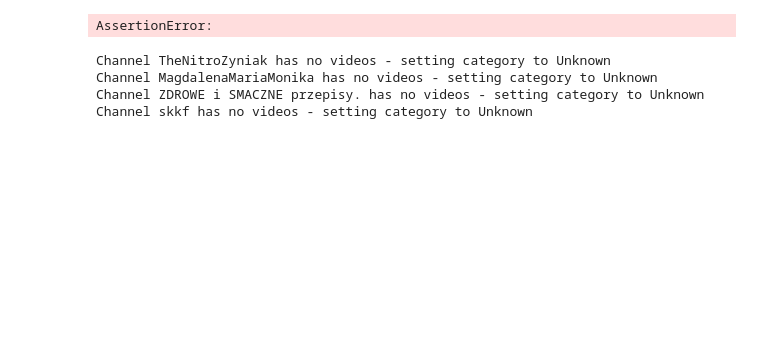
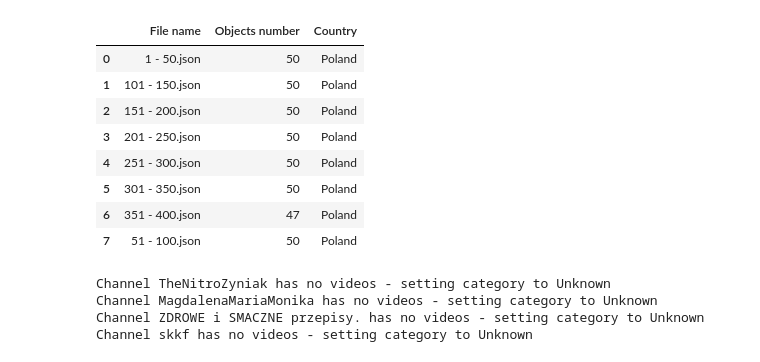
Before and after one commit to xadambednarski/yt-trends, a Jupyter notebook: scripts/playground.ipynb, the cells around one changed output. Cells and saved outputs as stored; diff of their text form; code cells hidden in the pictures; blank space fills up the shorter version.

```diff
--- a/scripts/playground.ipynb
+++ b/scripts/playground.ipynb
@@ -16,36 +9,47 @@ United States: []
-# %%
-pl_all = []
-us_all = []
-
-for file in poland_videos_files:
-    if file != "progress.json":
-        with open(f"../data/videos/last/poland/{file}", "r") as f:
-            videos = json.load(f)
-            pl_all.extend(videos)
-
-for file in us_videos_files:
-    if file != "progress.json":
-        with open(f"../data/videos/last/united-states/{file}", "r") as f:
-            videos = json.load(f)
-            us_all.extend(videos)
-# %%
-# sanity check
-assert len(pl_all) == 1000
-assert len(us_all) == 1000
-
-unique_pl = defaultdict(int)
-unique_us = defaultdict(int)
-
-for channel in pl_all:
-    unique_pl[channel["channel_id"]] += 1
-
-for channel in us_all:
-    unique_us[channel["channel_id"]] += 1
-
-assert len(unique_pl) == 1000
-assert len(unique_us) == 1000
-# %% [output]
-AssertionError:
+# %%
+poland_files = sorted(
+    [
+        file
+        for file in os.listdir("../data/videos/last/poland")
+        if file.endswith(".json") and "progress" not in file
+    ]
+)
+us_files = sorted(
+    [
+        file
+        for file in os.listdir("../data/videos/last/united-states")
+        if file.endswith(".json") and "progress" not in file
+    ]
+)
+
+files_df = pd.DataFrame(
+    columns=["File name", "Objects number", "Country"],
+    index=range(len(poland_files) + len(us_files)),
+)
+pl_data = []
+us_data = []
+for i, file in enumerate(poland_files):
+    with open(f"../data/videos/last/poland/{file}", "r", encoding="utf-8") as f:
+        data = json.load(f)
+        pl_data.extend(data)
+    files_df.loc[i] = [file, len(data), "Poland"]
+for i, file in enumerate(us_files):
+    with open(f"../data/videos/last/united-states/{file}", "r") as f:
+        data = json.load(f)
+        us_data.extend(data)
+    files_df.loc[i + len(poland_files)] = [file, len(data), "United States"]
+
+files_df
+# %% [output]
+|  | File name | Objects number | Country |
+| 0 | 1 - 50.json | 50 | Poland |
+| 1 | 101 - 150.json | 50 | Poland |
+| 2 | 151 - 200.json | 50 | Poland |
+| 3 | 201 - 250.json | 50 | Poland |
+| 4 | 251 - 300.json | 50 | Poland |
+| 5 | 301 - 350.json | 50 | Poland |
+| 6 | 351 - 400.json | 47 | Poland |
+| 7 | 51 - 100.json | 50 | Poland |
 # %%
 yt_categories = {
     "1": "Film & Animation",
```
Also changed, not shown: parts of 18 cells of this notebook.
